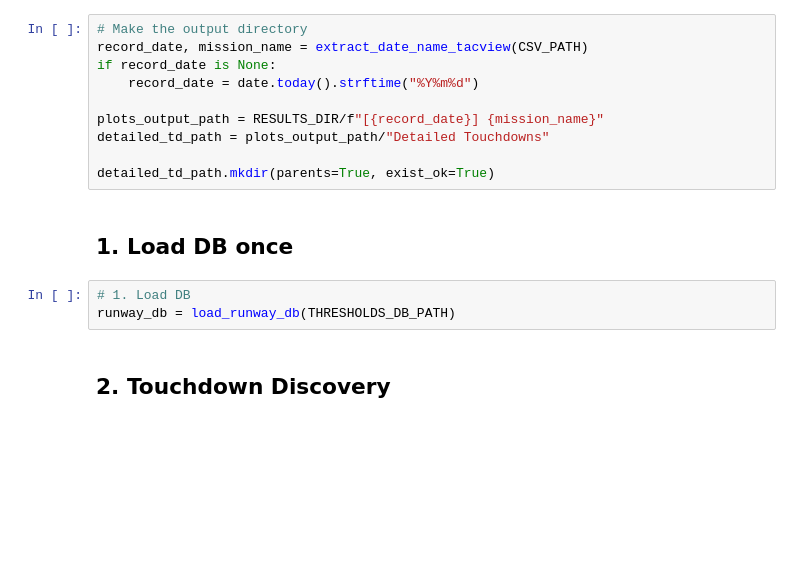
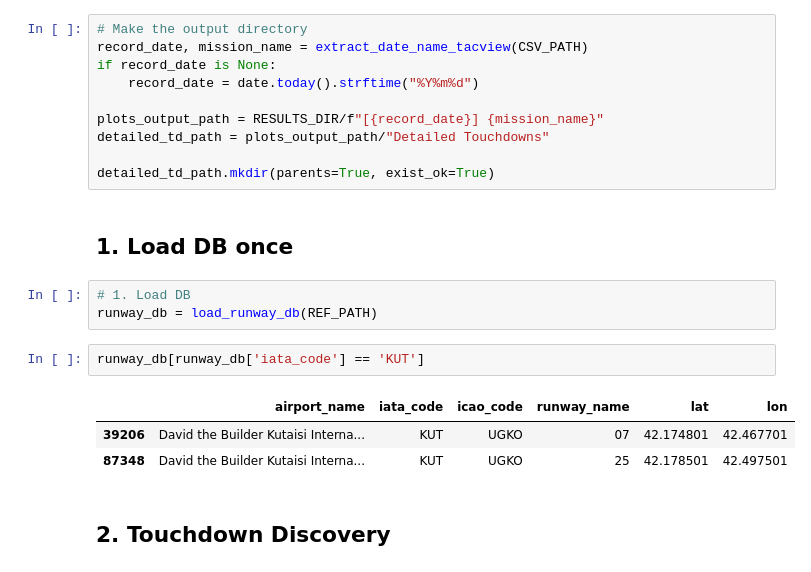
Before and after one commit to fardad-d1ce/Approach-Landing-Analyzer, a Jupyter notebook: backend/notebooks/Landing Rate.ipynb, the cells around one changed output. Saved outputs shown, nothing was run; the diff lists cells and outputs as text; blank space fills up the shorter version.

```diff
--- a/backend/notebooks/Landing Rate.ipynb
+++ b/backend/notebooks/Landing Rate.ipynb
@@ -43,6 +43,12 @@ detailed_td_path.mkdir(parents=True, exist_ok=True)
 ## 1. Load DB once
 # %%
 # 1. Load DB
-runway_db = load_runway_db(THRESHOLDS_DB_PATH)
+runway_db = load_runway_db(REF_PATH)
+# %%
+runway_db[runway_db['iata_code'] == 'KUT']
+# %% [output]
+|  | airport_name | iata_code | icao_code | runway_name | lat | lon |
+| 39206 | David the Builder Kutaisi Interna... | KUT | UGKO | 07 | 42.174801 | 42.467701 |
+| 87348 | David the Builder Kutaisi Interna... | KUT | UGKO | 25 | 42.178501 | 42.497501 |
 # %% [markdown]
 ## 2. Touchdown Discovery
```
Also changed, not shown: parts of 4 cells of this notebook, 15 other files.
